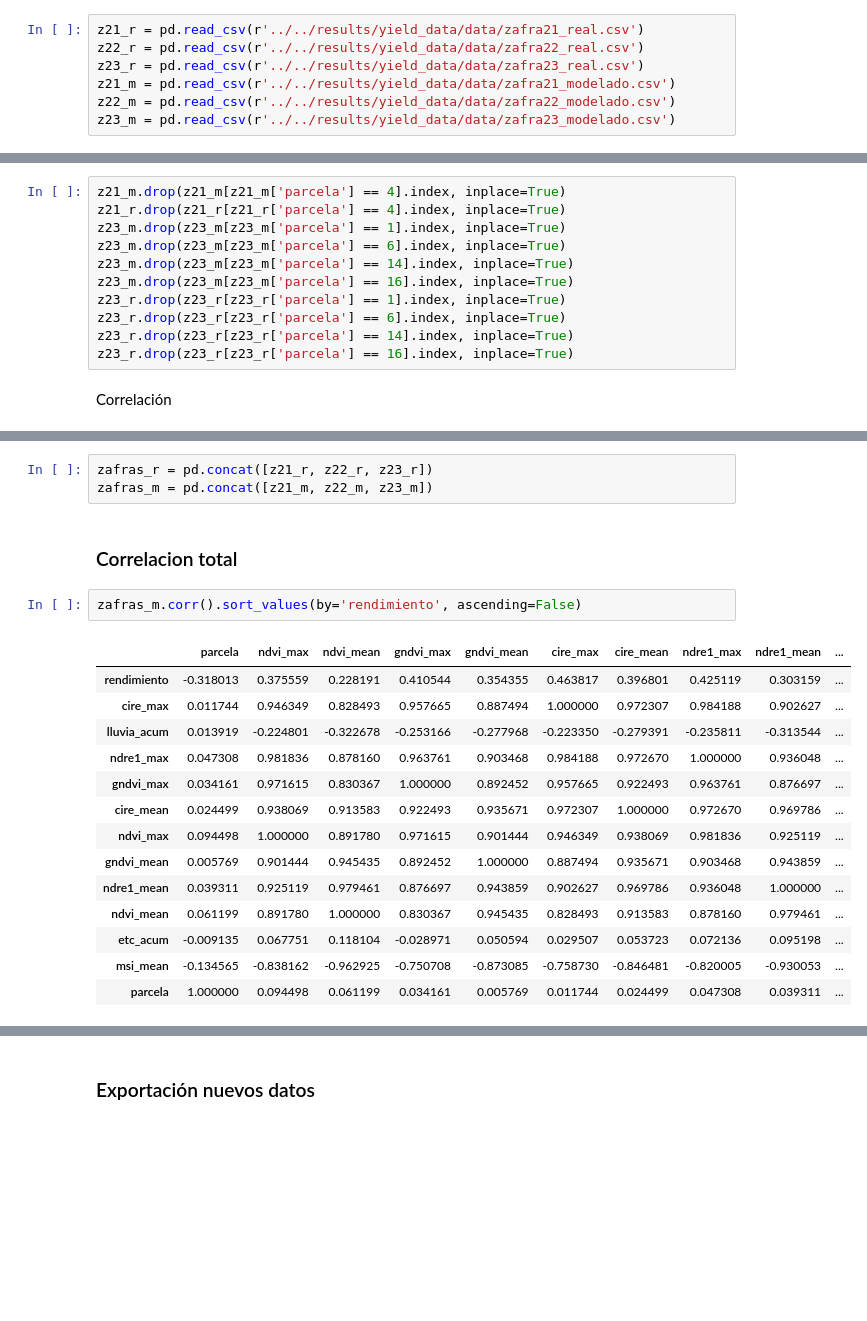
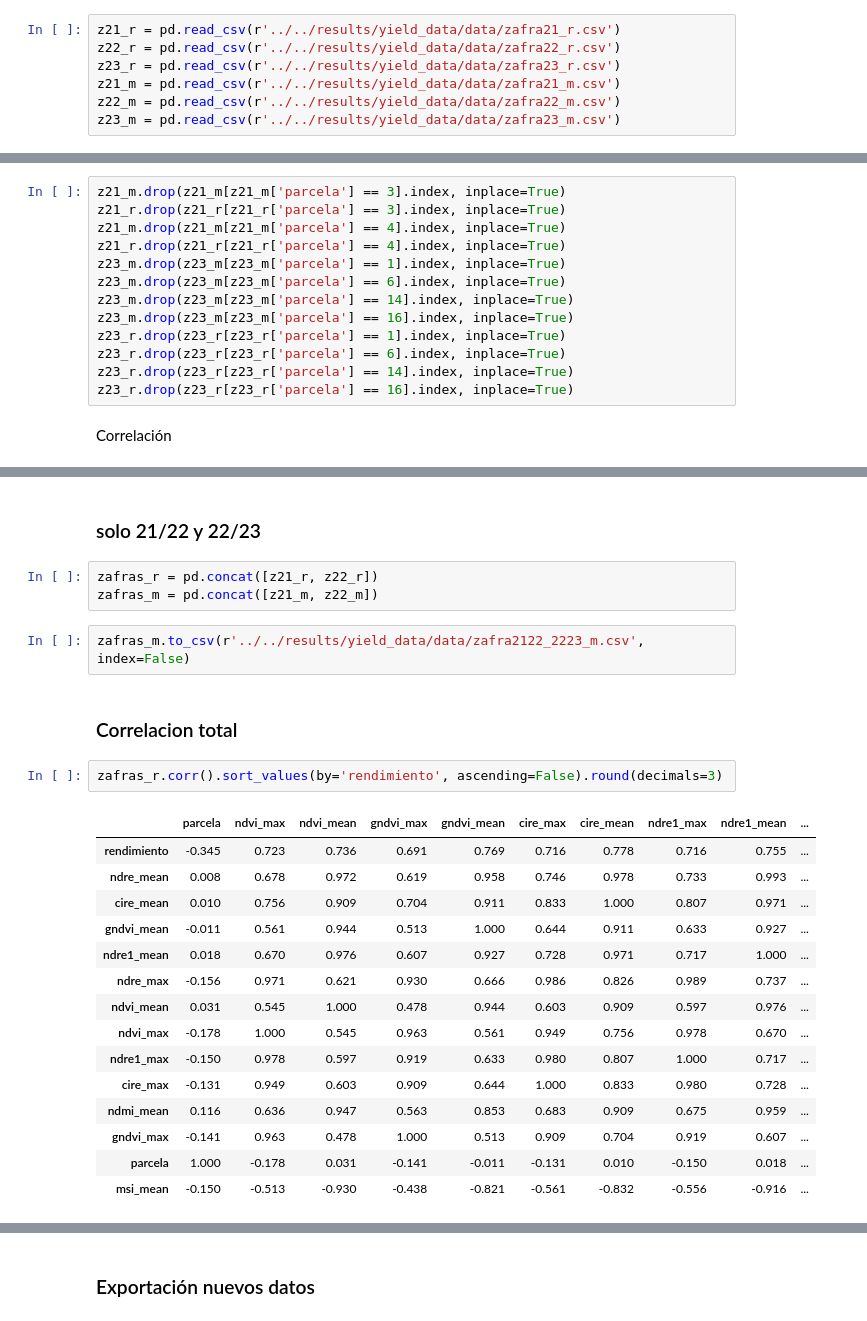
Before and after one commit to VivaldoGP/Tesis, a Jupyter notebook: data_analysis/notebooks/01_corr_data.ipynb, the cells around one changed output, grey strips where cells are left out. Saved outputs shown, nothing was run; the diff lists cells and outputs as text; blank space fills up the shorter version.

```diff
--- a/data_analysis/notebooks/01_corr_data.ipynb
+++ b/data_analysis/notebooks/01_corr_data.ipynb
@@ -349,15 +424,17 @@ zafra2022_m.to_csv(r'../../results/yield_data/data/zafra22_modelado.csv', index=
 # %% [markdown]
 ### lectura de los csv
 # %%
-z21_r = pd.read_csv(r'../../results/yield_data/data/zafra21_real.csv')
-z22_r = pd.read_csv(r'../../results/yield_data/data/zafra22_real.csv')
-z23_r = pd.read_csv(r'../../results/yield_data/data/zafra23_real.csv')
-z21_m = pd.read_csv(r'../../results/yield_data/data/zafra21_modelado.csv')
-z22_m = pd.read_csv(r'../../results/yield_data/data/zafra22_modelado.csv')
-z23_m = pd.read_csv(r'../../results/yield_data/data/zafra23_modelado.csv')
+z21_r = pd.read_csv(r'../../results/yield_data/data/zafra21_r.csv')
+z22_r = pd.read_csv(r'../../results/yield_data/data/zafra22_r.csv')
+z23_r = pd.read_csv(r'../../results/yield_data/data/zafra23_r.csv')
+z21_m = pd.read_csv(r'../../results/yield_data/data/zafra21_m.csv')
+z22_m = pd.read_csv(r'../../results/yield_data/data/zafra22_m.csv')
+z23_m = pd.read_csv(r'../../results/yield_data/data/zafra23_m.csv')
 # %% [markdown]
 ### eliminación de inconsistencias
 # %%
+z21_m.drop(z21_m[z21_m['parcela'] == 3].index, inplace=True)
+z21_r.drop(z21_r[z21_r['parcela'] == 3].index, inplace=True)
 z21_m.drop(z21_m[z21_m['parcela'] == 4].index, inplace=True)
 z21_r.drop(z21_r[z21_r['parcela'] == 4].index, inplace=True)
 z23_m.drop(z23_m[z23_m['parcela'] == 1].index, inplace=True)
@@ -390,25 +468,30 @@ z23_m.corr().sort_values(by='rendimiento', ascending=False)
+# %% [markdown]
+### solo 21/22 y 22/23
 # %%
-zafras_r = pd.concat([z21_r, z22_r, z23_r])
-zafras_m = pd.concat([z21_m, z22_m, z23_m])
+zafras_r = pd.concat([z21_r, z22_r])
+zafras_m = pd.concat([z21_m, z22_m])
+# %%
+zafras_m.to_csv(r'../../results/yield_data/data/zafra2122_2223_m.csv', index=False)
 # %% [markdown]
 ### Correlacion total
 # %%
-zafras_m.corr().sort_values(by='rendimiento', ascending=False)
+zafras_r.corr().sort_values(by='rendimiento', ascending=False).round(decimals=3)
 # %% [output]
 |  | parcela | ndvi_max | ndvi_mean | gndvi_max | gndvi_mean | cire_max | cire_mean | ndre1_max | ndre1_mean | ... |
-| rendimiento | -0.318013 | 0.375559 | 0.228191 | 0.410544 | 0.354355 | 0.463817 | 0.396801 | 0.425119 | 0.303159 | ... |
-| cire_max | 0.011744 | 0.946349 | 0.828493 | 0.957665 | 0.887494 | 1.000000 | 0.972307 | 0.984188 | 0.902627 | ... |
-| lluvia_acum | 0.013919 | -0.224801 | -0.322678 | -0.253166 | -0.277968 | -0.223350 | -0.279391 | -0.235811 | -0.313544 | ... |
-| ndre1_max | 0.047308 | 0.981836 | 0.878160 | 0.963761 | 0.903468 | 0.984188 | 0.972670 | 1.000000 | 0.936048 | ... |
-| gndvi_max | 0.034161 | 0.971615 | 0.830367 | 1.000000 | 0.892452 | 0.957665 | 0.922493 | 0.963761 | 0.876697 | ... |
-| cire_mean | 0.024499 | 0.938069 | 0.913583 | 0.922493 | 0.935671 | 0.972307 | 1.000000 | 0.972670 | 0.969786 | ... |
-| ndvi_max | 0.094498 | 1.000000 | 0.891780 | 0.971615 | 0.901444 | 0.946349 | 0.938069 | 0.981836 | 0.925119 | ... |
-| gndvi_mean | 0.005769 | 0.901444 | 0.945435 | 0.892452 | 1.000000 | 0.887494 | 0.935671 | 0.903468 | 0.943859 | ... |
-| ndre1_mean | 0.039311 | 0.925119 | 0.979461 | 0.876697 | 0.943859 | 0.902627 | 0.969786 | 0.936048 | 1.000000 | ... |
-| ndvi_mean | 0.061199 | 0.891780 | 1.000000 | 0.830367 | 0.945435 | 0.828493 | 0.913583 | 0.878160 | 0.979461 | ... |
-| etc_acum | -0.009135 | 0.067751 | 0.118104 | -0.028971 | 0.050594 | 0.029507 | 0.053723 | 0.072136 | 0.095198 | ... |
-| msi_mean | -0.134565 | -0.838162 | -0.962925 | -0.750708 | -0.873085 | -0.758730 | -0.846481 | -0.820005 | -0.930053 | ... |
-| parcela | 1.000000 | 0.094498 | 0.061199 | 0.034161 | 0.005769 | 0.011744 | 0.024499 | 0.047308 | 0.039311 | ... |
+| rendimiento | -0.345 | 0.723 | 0.736 | 0.691 | 0.769 | 0.716 | 0.778 | 0.716 | 0.755 | ... |
+| ndre_mean | 0.008 | 0.678 | 0.972 | 0.619 | 0.958 | 0.746 | 0.978 | 0.733 | 0.993 | ... |
+| cire_mean | 0.010 | 0.756 | 0.909 | 0.704 | 0.911 | 0.833 | 1.000 | 0.807 | 0.971 | ... |
+| gndvi_mean | -0.011 | 0.561 | 0.944 | 0.513 | 1.000 | 0.644 | 0.911 | 0.633 | 0.927 | ... |
+| ndre1_mean | 0.018 | 0.670 | 0.976 | 0.607 | 0.927 | 0.728 | 0.971 | 0.717 | 1.000 | ... |
+| ndre_max | -0.156 | 0.971 | 0.621 | 0.930 | 0.666 | 0.986 | 0.826 | 0.989 | 0.737 | ... |
+| ndvi_mean | 0.031 | 0.545 | 1.000 | 0.478 | 0.944 | 0.603 | 0.909 | 0.597 | 0.976 | ... |
+| ndvi_max | -0.178 | 1.000 | 0.545 | 0.963 | 0.561 | 0.949 | 0.756 | 0.978 | 0.670 | ... |
+| ndre1_max | -0.150 | 0.978 | 0.597 | 0.919 | 0.633 | 0.980 | 0.807 | 1.000 | 0.717 | ... |
+| cire_max | -0.131 | 0.949 | 0.603 | 0.909 | 0.644 | 1.000 | 0.833 | 0.980 | 0.728 | ... |
+| ndmi_mean | 0.116 | 0.636 | 0.947 | 0.563 | 0.853 | 0.683 | 0.909 | 0.675 | 0.959 | ... |
+| gndvi_max | -0.141 | 0.963 | 0.478 | 1.000 | 0.513 | 0.909 | 0.704 | 0.919 | 0.607 | ... |
+| parcela | 1.000 | -0.178 | 0.031 | -0.141 | -0.011 | -0.131 | 0.010 | -0.150 | 0.018 | ... |
+| msi_mean | -0.150 | -0.513 | -0.930 | -0.438 | -0.821 | -0.561 | -0.832 | -0.556 | -0.916 | ... |
 # %%
 var_mod = 'lluvia_acum'
 plt.figure(figsize=(10, 10))
```
Also changed, not shown: parts of 8 cells of this notebook, 14 other files.
